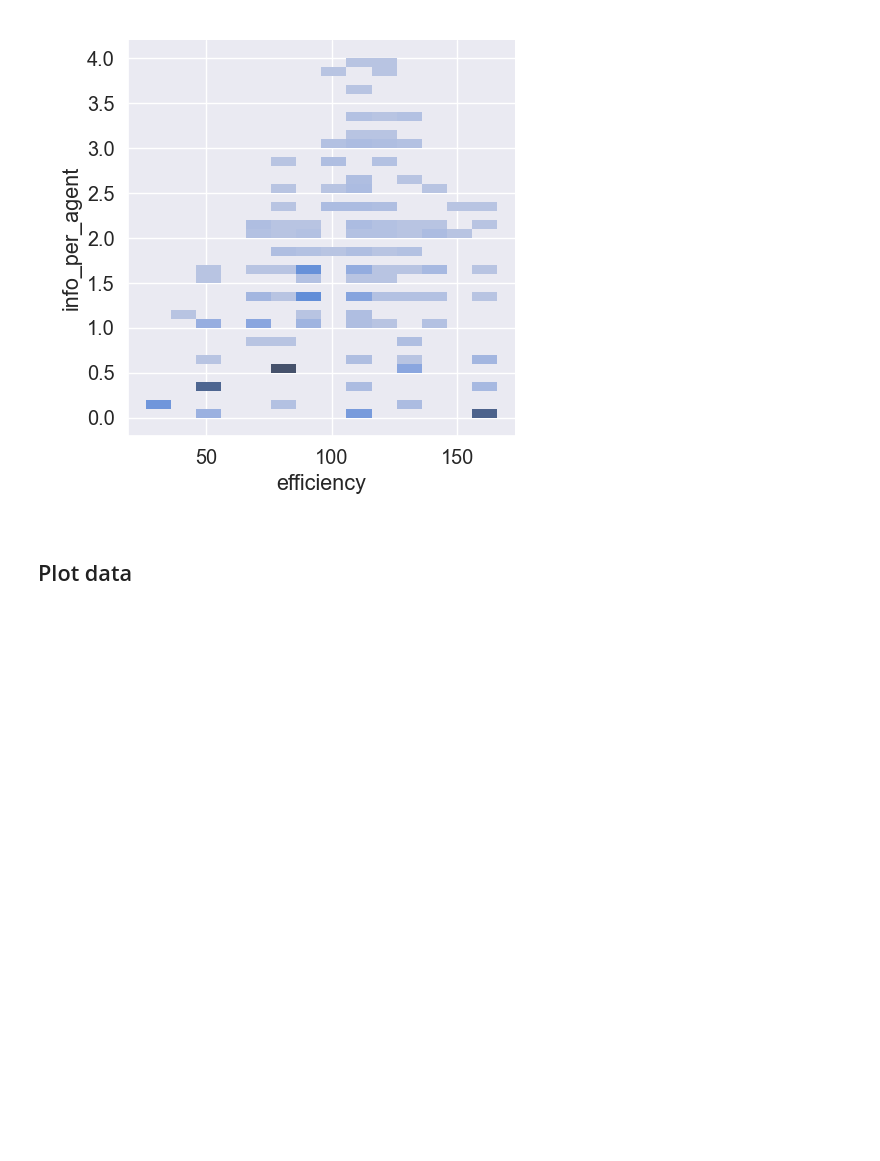
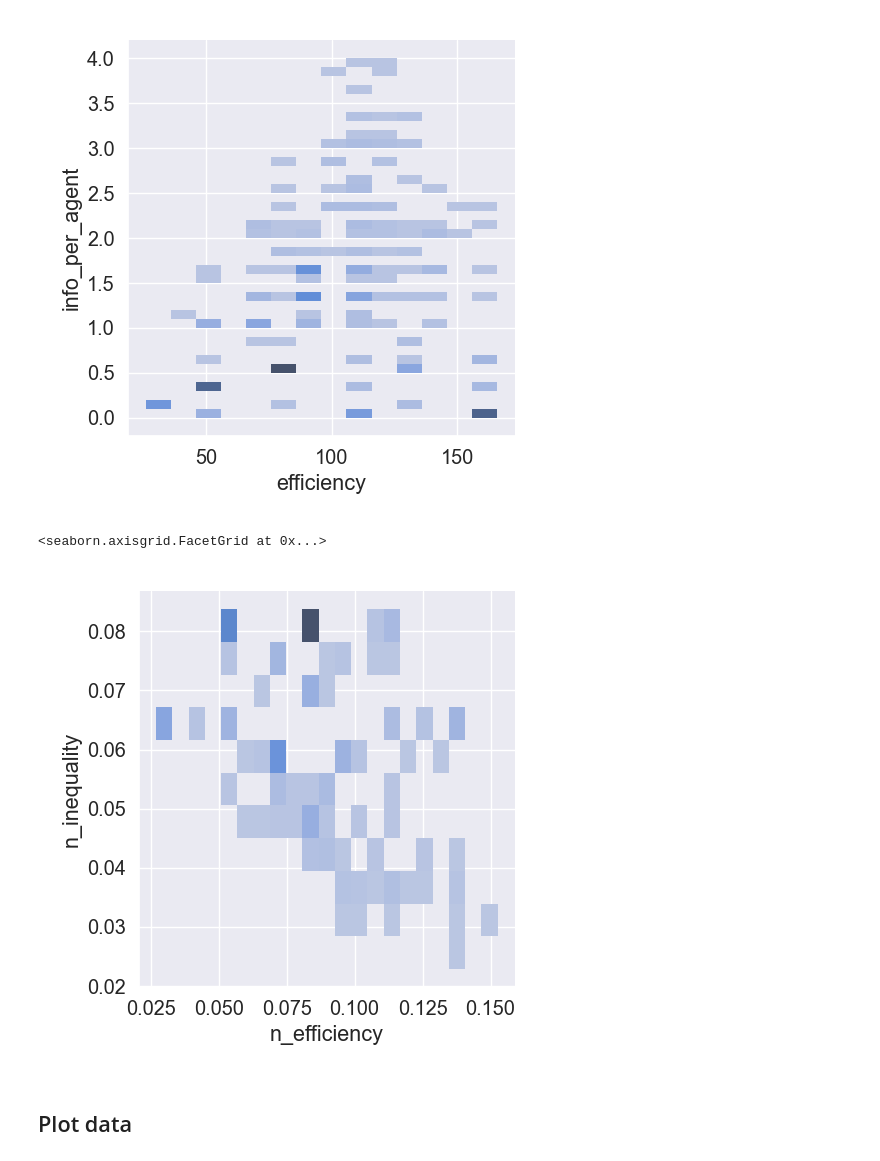
Before and after one commit to calvar/el_farol_agents, a Jupyter notebook: markov_fplay/TSNE_N6.ipynb, the cells around one changed output. Cells and saved outputs as stored; diff of their text form; code cells hidden in the pictures; blank space fills up the shorter version.

```diff
--- a/markov_fplay/TSNE_N6.ipynb
+++ b/markov_fplay/TSNE_N6.ipynb
@@ -82,6 +82,11 @@ sns.displot(data=df, x="efficiency", y="info_per_agent", kind='hist', binwidth=[
 # %% [output]
 <seaborn.axisgrid.FacetGrid at 0x...>
 [figure]
+# %%
+sns.displot(data=df, x="n_efficiency", y="n_inequality", kind='hist')
+# %% [output]
+<seaborn.axisgrid.FacetGrid at 0x...>
+[figure, added]
 # %% [markdown]
 ## Plot data
 # %%
```
Also changed, not shown: 3 other files.
